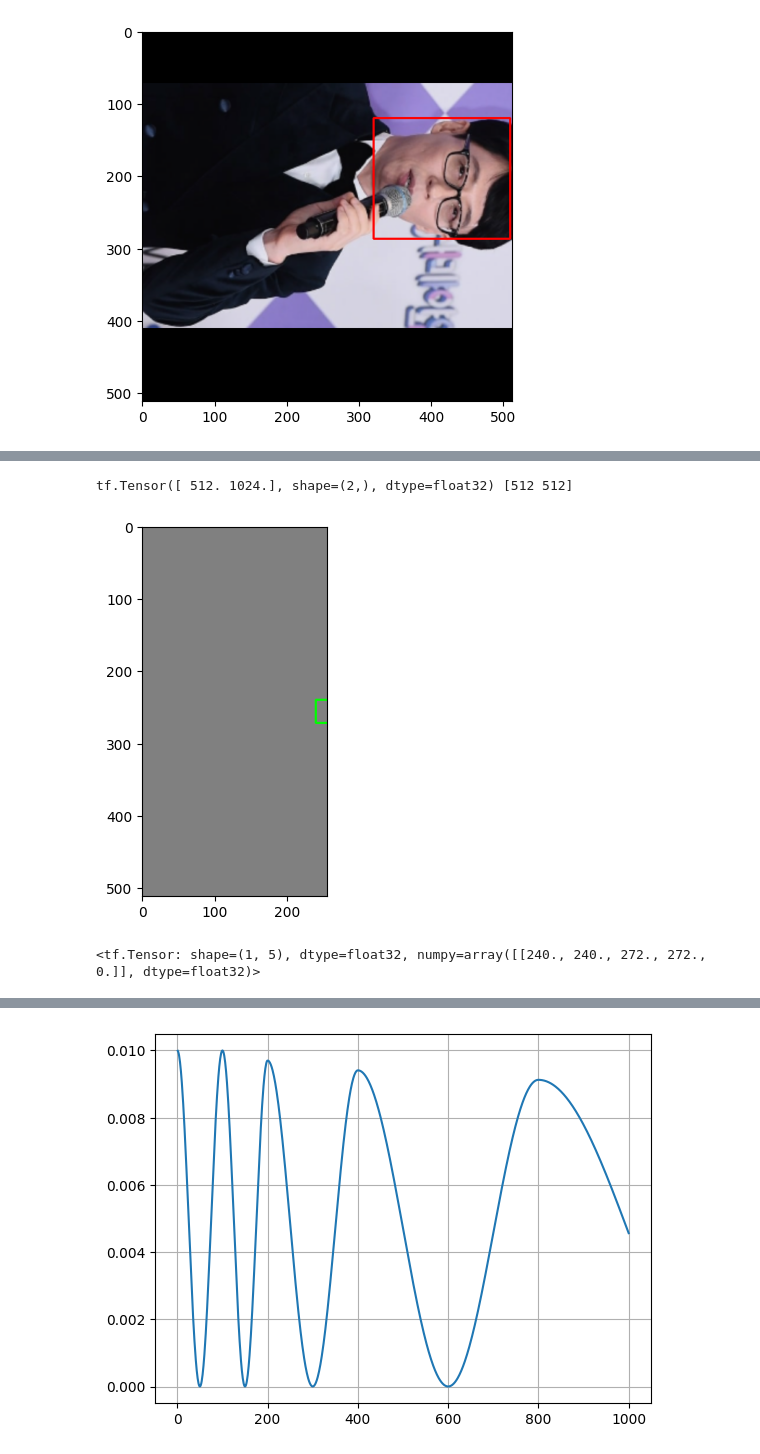
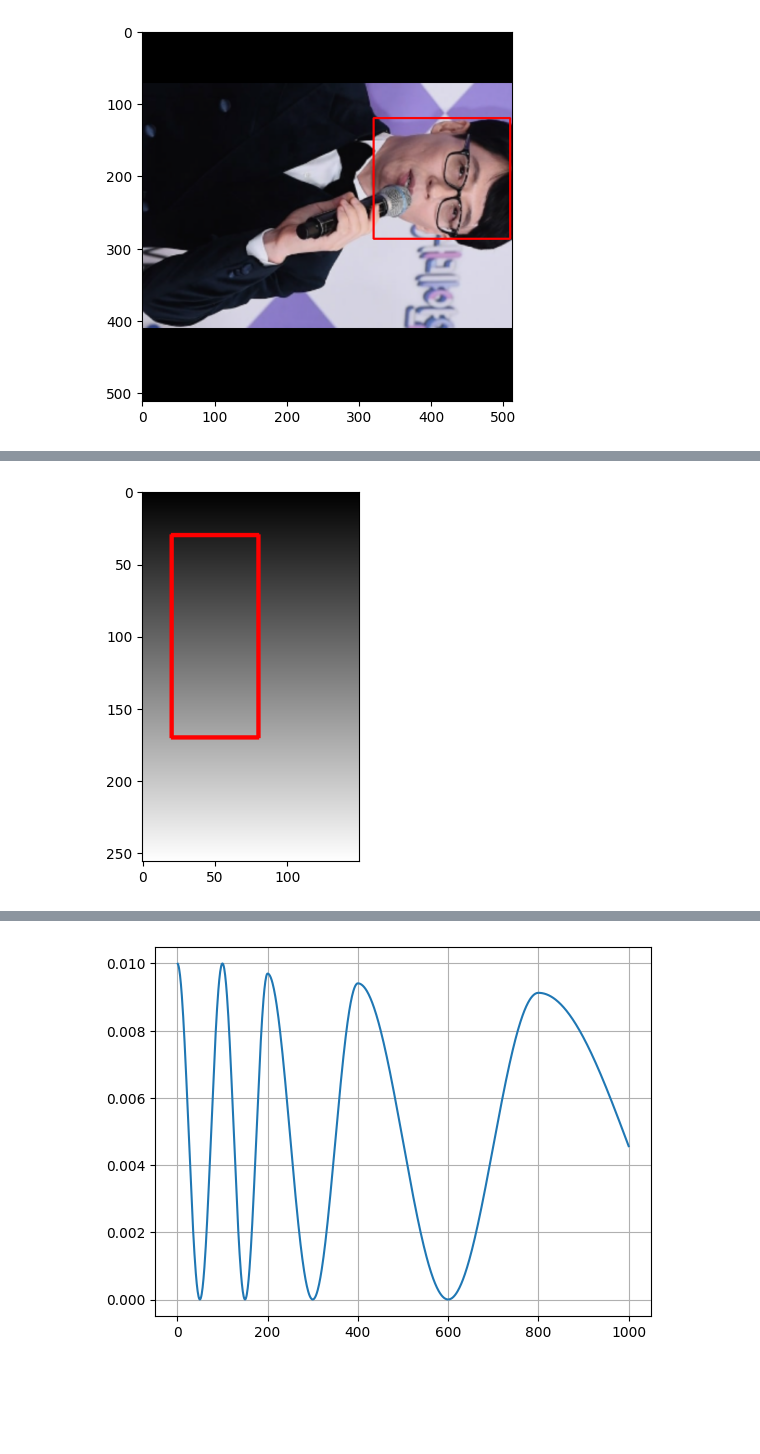
Before and after one commit to kongbuhaja/YOLO_v4, a Jupyter notebook: test.ipynb, the cells around one changed output, grey strips where cells are left out. Saved outputs shown, nothing was run; the diff lists cells and outputs as text; code cells hidden in the pictures; blank space fills up the shorter version.

```diff
--- a/test.ipynb
+++ b/test.ipynb
@@ -94,14 +88,3 @@ import tensorflow as tf
 import numpy as np
 import cv2
 import matplotlib.pyplot as plt
-# %%
-i = (np.zeros([1024,512,3])+128).astype(np.uint8)
-s = 5
-x1, y1 = 1024//2**s*(2**(s-1)-1), 1024//2**s*(2**(s-1)-1)
-x2, y2 = 1024//2**s*(2**(s-1)+1), 1024//2**s*(2**(s-1)+1)
-l = np.stack([x1,y1,x2,y2,0.])[None]
-i_ = i.copy()
-cv2.rectangle(i_, [x1, y1], [x2, y2], [255, 0, 0], 2)
-cv2.rectangle(i_, [256, 256], [768, 768], [0, 0, 255])
-plt.imshow(i_)
-plt.show()
@@ -110,25 +91,11 @@ plt.show()
-# %%
-def resize(image, labels, out_size):
-    size = tf.cast(tf.shape(image)[-2:-4:-1], tf.float32)
-    ratio = out_size/tf.reduce_max(size)
-    new_size = tf.cast(ratio * size, tf.int32)
-    resized_image = tf.image.resize(image, tf.cast(new_size, tf.int32)[::-1])
-    mult = tf.stack([*tf.unstack(ratio),*tf.unstack(ratio),1.])
-    resized_labels = tf.round(labels * mult)
-    # print(ratio, mult)
-    print(size, out_size)
-    return resized_image, resized_labels
-
-ii, ll = resize(i,l, np.stack([512,512]))
-ii = (ii.numpy()*255).astype(np.uint8)
-x1,y1,x2,y2,c = ll.numpy().astype(np.int32)[0]
-cv2.rectangle(ii,[x1,y1],[x2,y2],[0, 255,0],2)
-plt.imshow(ii)
-plt.show()
-# %% [output]
-tf.Tensor([ 512. 1024.], shape=(2,), dtype=float32) [512 512]
-[figure, removed]
-# %%
-ll
-# %% [output]
-<tf.Tensor: shape=(1, 5), dtype=float32, numpy=array([[240., 240., 272., 272.,   0.]], dtype=float32)>
+# %%
+image = np.array([np.zeros((150,3), np.float32)+i for i in range(256)])
+labels = np.array([[20,30,80,170,0.]])
+
+image_ = image.copy()
+for x1, y1, x2, y2, c in labels.astype(np.int32):
+    cv2.rectangle(image_, [x1,y1],[x2,y2], [255, 0,0], 2)
+plt.imshow((image_).astype(np.uint8))
+plt.show()
+# %% [output]
+[figure, added]
```
Also changed, not shown: parts of 4 cells of this notebook, 5 other files.
